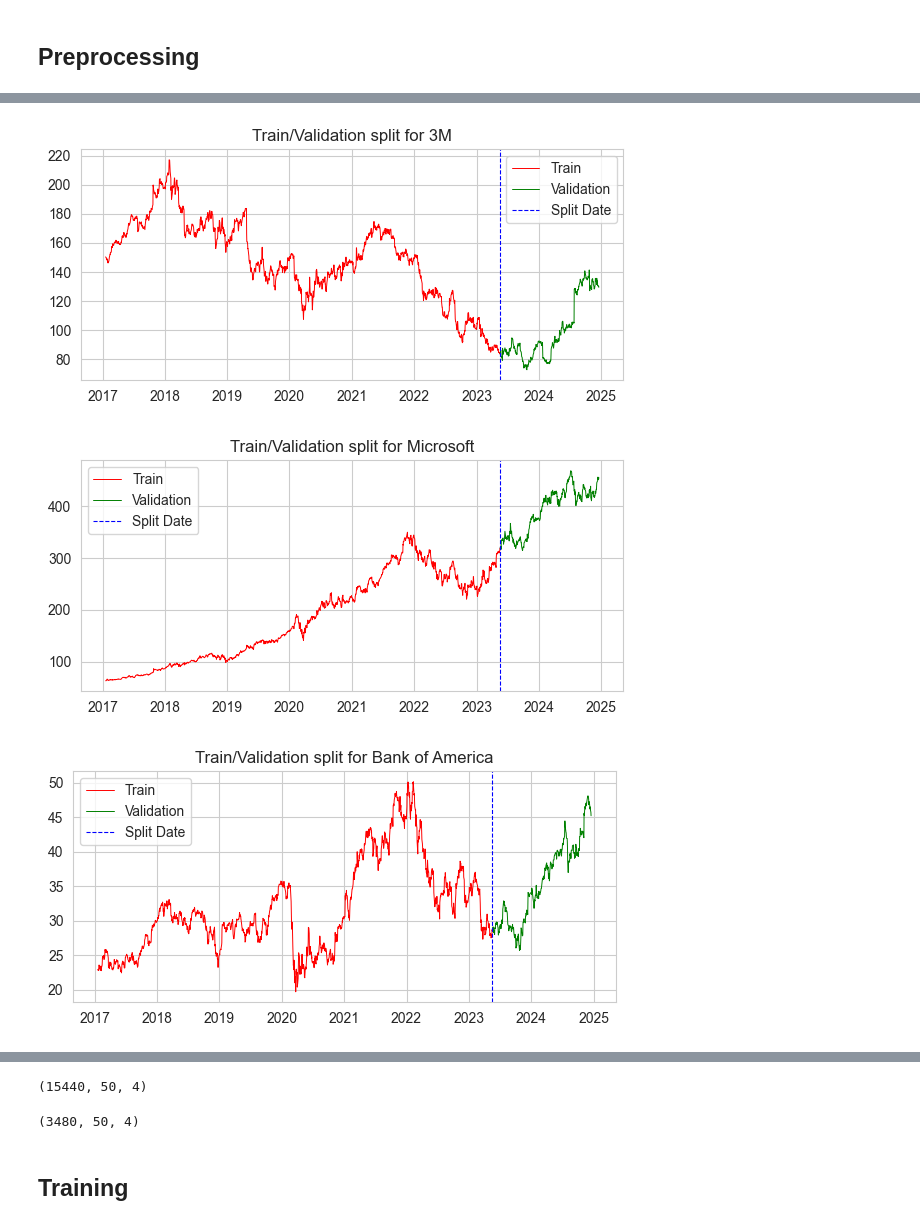
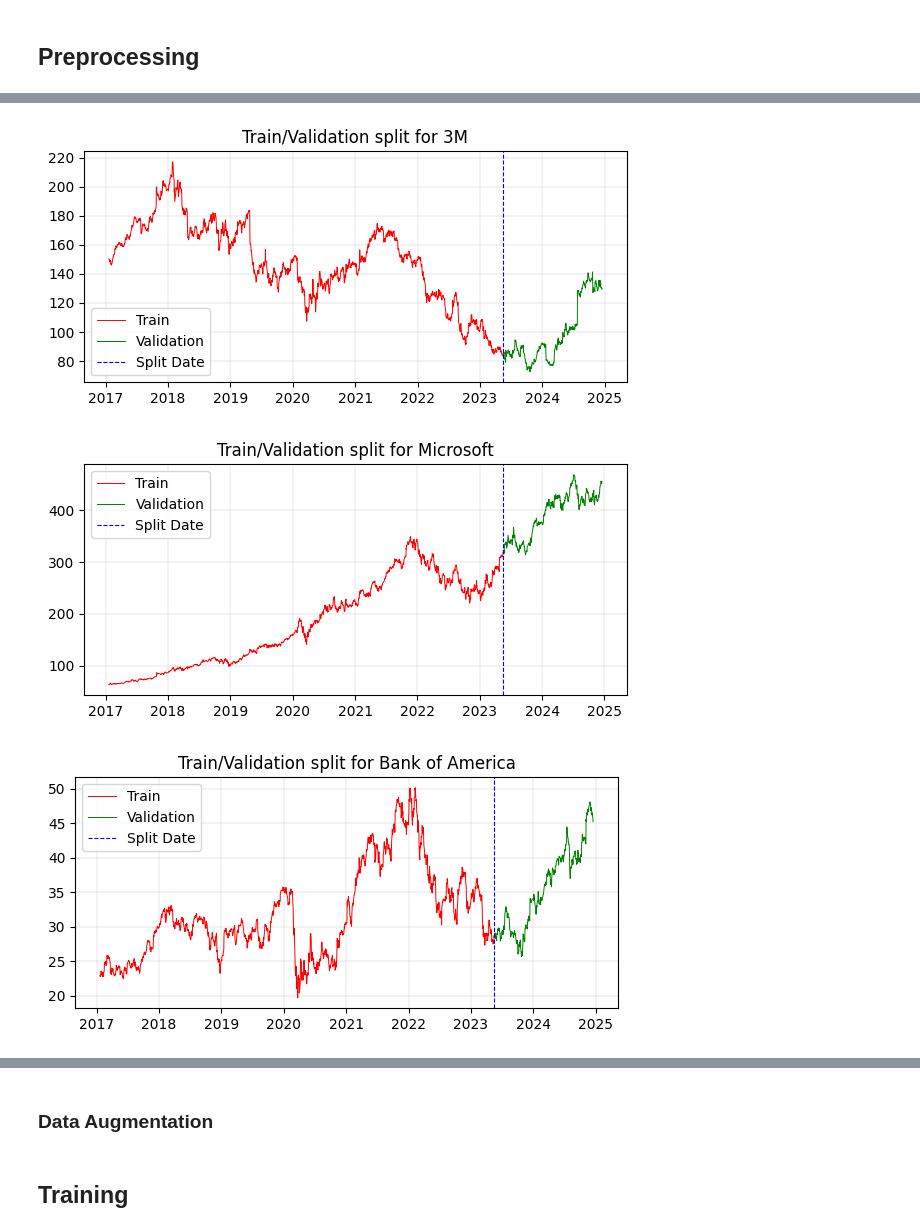
Before and after one commit to rrrbbb1/lstm-stock-prediction, a Jupyter notebook: notebook.ipynb, the cells around one changed output, grey strips where cells are left out. Cells and saved outputs as stored; diff of their text form; code cells hidden in the pictures.

```diff
--- a/notebook.ipynb
+++ b/notebook.ipynb
@@ -224,8 +237,8 @@ for company in companies[:5]:
     val_ex = val[val['Company'] == company]['High'].values
     val_dates = val['date'].drop_duplicates().values
 
-    plt.figure(figsize=(14, 6))
-    sns.set_style('whitegrid')
+    plt.figure(figsize=(7, 3))
+    plt.grid(linewidth=0.2)
     plt.plot(train_dates, train_ex, linewidth=0.7, label='Train', c='r')
     plt.plot(val_dates, val_ex, linewidth=0.7, label='Validation', c='g')
     plt.axvline(x=split_date, color='b', linestyle='--', linewidth=0.8, label='Split Date')
@@ -267,6 +256,6 @@ def sequencing(df, companies, sequence_length, include_news=False):
 # %%
-train_sequence = sequencing(train, companies[:num_companies], 50)
-val_sequence = sequencing(val, companies[:num_companies], 50)
+train_sequence = sequencing(train, companies[:num_companies], 100)
+val_sequence = sequencing(val, companies[:num_companies], num_val_dates-1)
 
 print(f'sequenced train data: {train_sequence.shape}')
 print(f'sequenced validation data: {val_sequence.shape}')
@@ -550,0 +447,30 @@ R² Coefficient on Validation Set: 0.983789
+# %%
+tokenizer = AutoTokenizer.from_pretrained("ProsusAI/finbert")
+model = AutoModelForSequenceClassification.from_pretrained("ProsusAI/finbert")
+
+# Move the model to CUDA
+device = torch.device("cuda" if torch.cuda.is_available() else "cpu")
+model = model.to(device)
+
+# Get class labels
+class_labels = model.config.id2label
+prob_labels = model.config.label2id
+
+# Example input text
+text1 = news['content'].values[0]
+
+inputs = tokenizer(text1, return_tensors="pt", truncation=True, padding=True)
+inputs = {key: value.to(device) for key, value in inputs.items()}
+
+# Perform inference
+with torch.no_grad():  # No gradient calculation needed for predictions
+    outputs = model(**inputs)
+
+# Compute probabilities and predicted class
+probs = torch.nn.functional.softmax(outputs.logits, dim=-1)
+predicted_class = torch.argmax(probs, dim=-1).item()
+
+# Print the results
+print("Predicted class:", class_labels[predicted_class])
+print("Probabilities:", probs.cpu())  # Move probabilities back to CPU for printing
+print('Labels assignation:', prob_labels)
@@ -567,20 +546,20 @@ merged.head()
 # %%
 companies = prices['Company'].drop_duplicates().values
 for company in companies[:5]:
     train_ex = train[train['Company'] == company]['High'].values
     train_dates = train['date'].drop_duplicates().values
     val_ex = val[val['Company'] == company]['High'].values
     val_dates = val['date'].drop_duplicates().values
 
     plt.figure(figsize=(7, 3))
-    sns.set_style('whitegrid')
+    plt.grid(linewidth=0.2)
     plt.plot(train_dates, train_ex, linewidth=0.7, label='Train', c='r')
     plt.plot(val_dates, val_ex, linewidth=0.7, label='Validation', c='g')
     plt.axvline(x=split_date, color='b', linestyle='--', linewidth=0.8, label='Split Date')
     plt.legend()
     plt.title(f'Train/Validation split for {company}')
 plt.show()
 # %% [output]
-[figure, old version]
+[figure, new version]
-[figure, old version]
+[figure, new version]
-[figure, old version]
+[figure, new version]
@@ -589 +568,3 @@ plt.show()
+# %% [markdown]
+### Data Augmentation
 # %%
@@ -592,10 +573,2 @@ val_sequence = sequencing(val, companies[:num_companies], 50, include_news=True)
-# %%
-train_sequence.shape
-# %% [output]
-(15440, 50, 4)
-# %%
-val_sequence.shape
-# %% [output]
-(3480, 50, 4)
 # %% [markdown]
 ## Training
```
Also changed, not shown: parts of 70 cells of this notebook.
